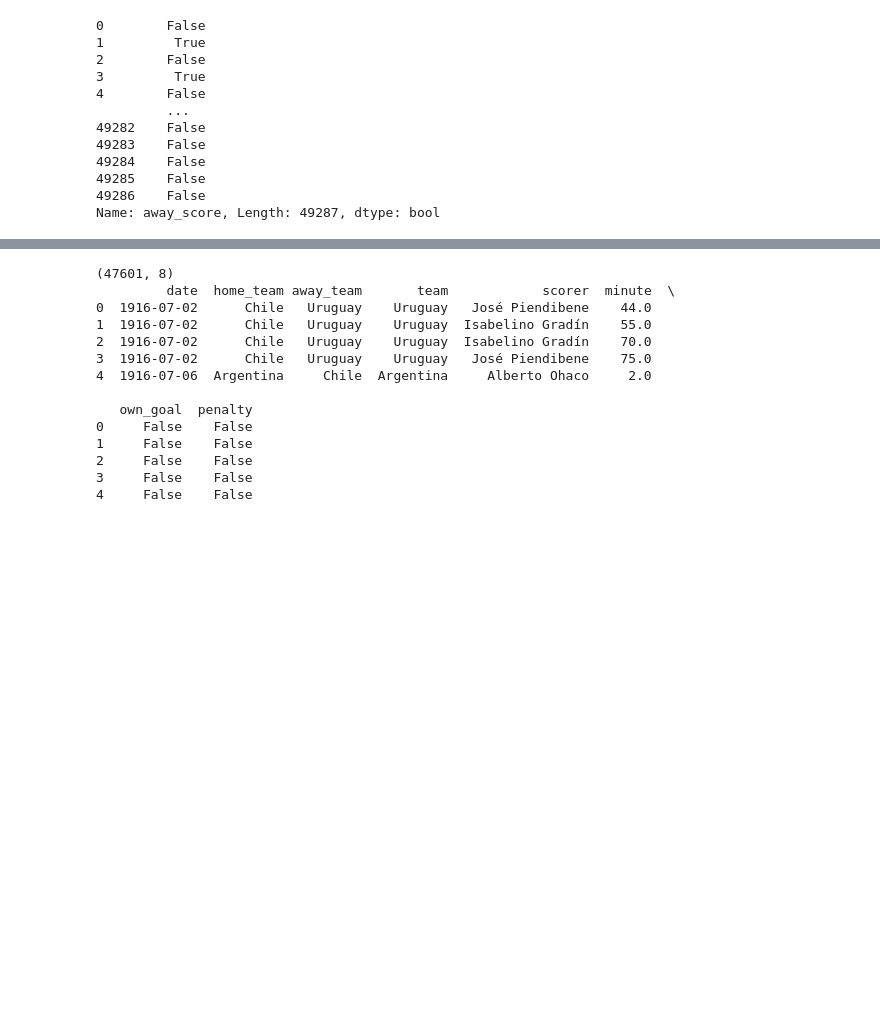
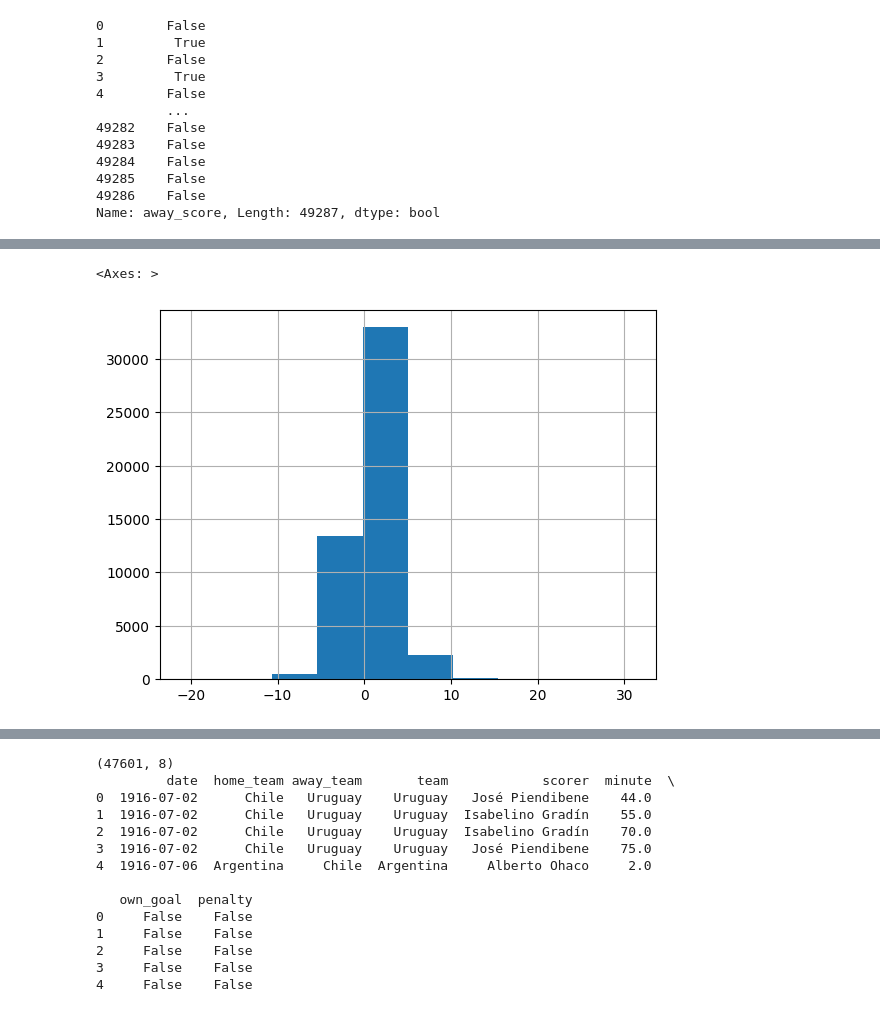
Before and after one commit to zornitsahh3/AI-ML, a Jupyter notebook: international-football-results_kaggle.ipynb, the cells around one changed output, grey strips where cells are left out. Saved outputs shown, nothing was run; the diff lists cells and outputs as text; code cells hidden in the pictures; blank space fills up the shorter version.

```diff
--- a/international-football-results_kaggle.ipynb
+++ b/international-football-results_kaggle.ipynb
@@ -119,0 +139,3 @@ Name: away_score, Length: 49287, dtype: bool
+# %%
+df['home_team'] = df['home_team'].str.lower()
+df
@@ -119,0 +214,5 @@ Name: away_score, Length: 49287, dtype: bool
+# %%
+#Some questions:
+#1: Does playing at home increase win probability?
+df['home_win'] = (df['home_score'] > df['away_score']).astype(int)
+df['home_win'].mean() #hence the probability that home team wins is 49%
@@ -119,0 +221,12 @@ Name: away_score, Length: 49287, dtype: bool
+# %%
+#2: Has scoring increased over time?
+df['goal_diff']=df['home_score']-df['away_score']
+df['home_win']=(df['goal_diff']>0).astype(int)
+df['year'] = pd.to_datetime(df['date']).dt.year
+df['total_goals'] = df['home_score'] + df['away_score']
+df.groupby('year')['total_goals'].mean().max()
+# %%
+#3: What’s the distribution of goal differences?
+df['goal_diff'] = df['home_score'] - df['away_score']
+df['goal_diff'].describe()
+df['goal_diff'].value_counts().sort_index() #the goal difference, the number the specified goal appears
@@ -119,0 +251,6 @@ Name: away_score, Length: 49287, dtype: bool
+# %%
+df['goal_diff'].hist() #Does this follow a known distribution?
+#Answer:The empirical distribution is centered around zero with heavier mass on small differences. It resembles a discrete, slightly skewed distribution rather than a perfect normal distribution
+# %% [output]
+<Axes: >
+[figure, added]
```
Also changed, not shown: parts of 10 cells of this notebook.
